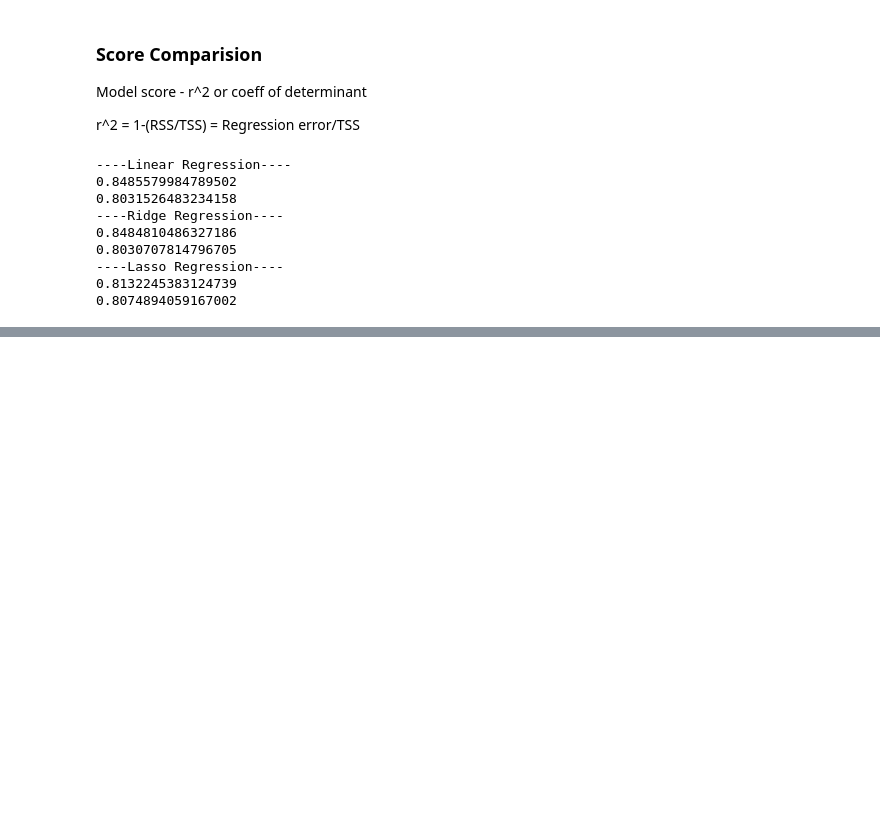
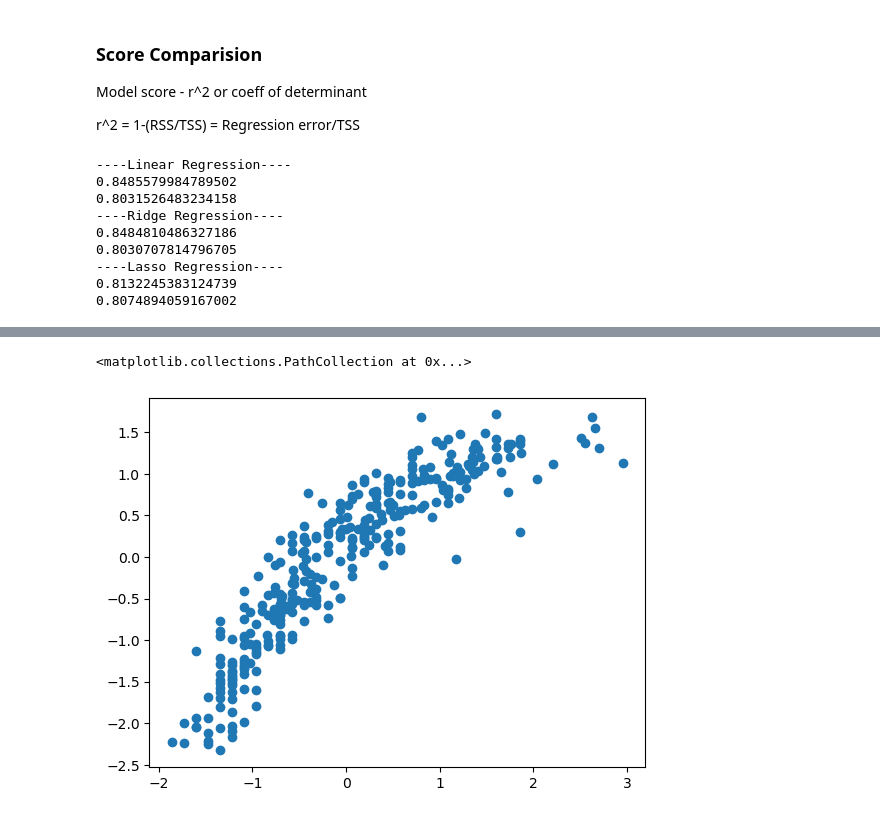
Before and after one commit to rojaranirepalle/Full-Stack-Data-Science-WIth-Gen-AI-and-Agentic-AI, a Jupyter notebook: ML/Regularization/LR-regularization.ipynb, the cells around one changed output, grey strips where cells are left out. Cells and saved outputs as stored; diff of their text form; code cells hidden in the pictures; blank space fills up the shorter version.

```diff
--- a/ML/Regularization/LR-regularization.ipynb
+++ b/ML/Regularization/LR-regularization.ipynb
@@ -310,0 +318,6 @@ print(lasso_model.score(x_test, y_test))
+# %%
+y_pred = ridge_model.predict(x_test)
+plt.scatter(y_test, y_pred)
+# %% [output]
+<matplotlib.collections.PathCollection at 0x...>
+[figure, added]
```
Also changed, not shown: parts of 3 cells of this notebook.
